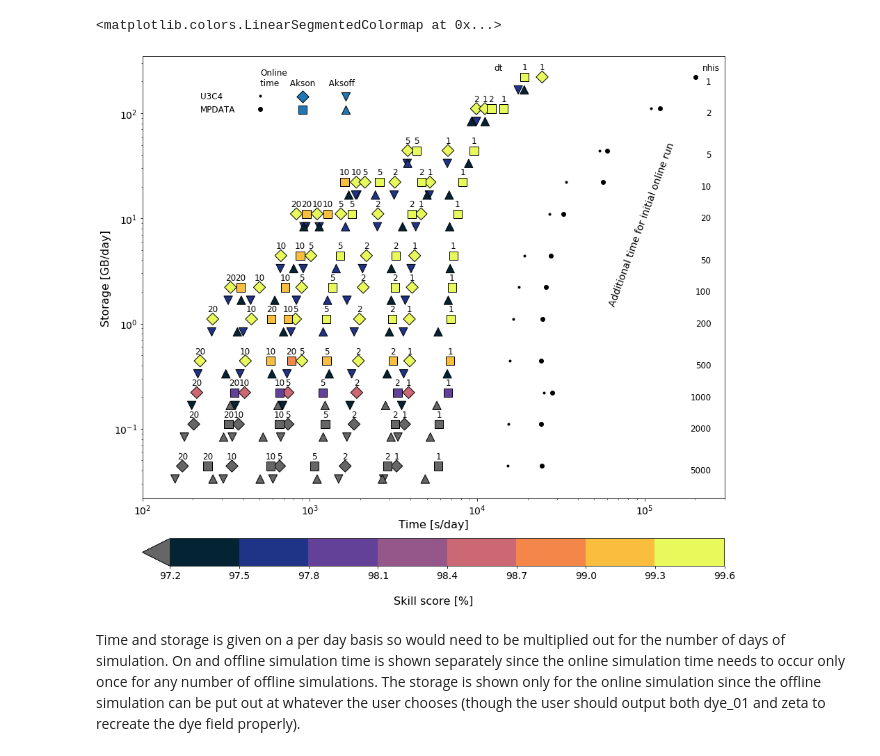
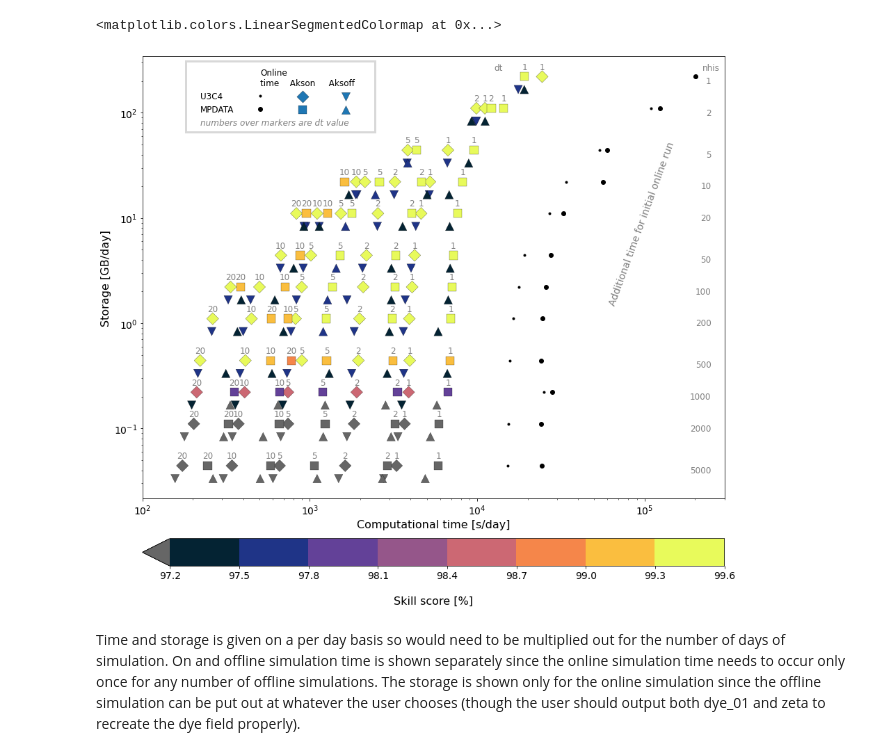
Before and after one commit to kthyng/offline_analysis, a Jupyter notebook: calc.ipynb, the cells around one changed output. Saved outputs shown, nothing was run; the diff lists cells and outputs as text; code cells hidden in the pictures.

```diff
--- a/calc.ipynb
+++ b/calc.ipynb
@@ -1330,30 +1432,32 @@ cmap
 # %% [output]
 <matplotlib.colors.LinearSegmentedColormap at 0x...>
 # %%
+import matplotlib.patches as patches
+
 fig, ax = plt.subplots(1,1,figsize=(15,15))
 
 # round all results to 1 decimal place
 subonU = dft.query('advect=="U3C4" and aks=="on" and kind=="off"')
 ax.scatter(subonU['t [s/day]'], subonU['storage [GB/day]'], c=subonU['ss'].round(1), s=ms, cmap=cmap, marker='D',
-           vmin=vmin, vmax=vmax, edgecolors='k', label=' ')  # Akson
+           vmin=vmin, vmax=vmax, edgecolors='k', label=' ', linewidths=0.25)  # Akson
 
 subonM = dft.query('advect=="MPDATA" and aks=="on" and kind=="off"')
 ax.scatter(subonM['t [s/day]'], subonM['storage [GB/day]'], c=subonM['ss'].round(1), s=ms, cmap=cmap, marker='s',
-           vmin=vmin, vmax=vmax, edgecolors='k', label=' ')  # Akson
+           vmin=vmin, vmax=vmax, edgecolors='k', label=' ', linewidths=0.25)  # Akson
 
 subU = dft.query('advect=="U3C4" and aks=="off" and kind=="off"')
 mappable = ax.scatter(subU['t [s/day]'], subU['storage [GB/day]'], c=subU['ss'].round(1), s=ms, cmap=cmap, marker='v',
-                      vmin=vmin, vmax=vmax, edgecolors='k', label=' ')  # Aksoff
+                      vmin=vmin, vmax=vmax, edgecolors='k', label=' ', linewidths=0.25)  # Aksoff
 
 subM = dft.query('advect=="MPDATA" and aks=="off" and kind=="off"')
 mappable = ax.scatter(subM['t [s/day]'], subM['storage [GB/day]'], c=subM['ss'].round(1), s=ms, cmap=cmap, marker='^',
-                      vmin=vmin, vmax=vmax, edgecolors='k', label=' ')  # Aksoff
+                      vmin=vmin, vmax=vmax, edgecolors='k', label=' ', linewidths=0.25)  # Aksoff
 
 ax.set_yscale('log')
 ax.set_xscale('log')
 
 
-ax.set_xlabel('Time [s/day]', fontsize=fsb)
+ax.set_xlabel('Computational time [s/day]', fontsize=fsb)
 ax.set_ylabel('Storage [GB/day]', fontsize=fsb)
 
 cb = fig.colorbar(mappable, pad=0.07, ticks=np.linspace(vmin, vmax, ncons+1), extend='min',
@@ -1374,40 +1478,46 @@ loops = np.unique(subonU[['storage [GB/day]','nhis']].values, axis=0)
 for y, z in loops:
     i+=1
     if i==len(loops):
-        text = ax.text(xnhis, y*1.1, 'nhis', ha="center", va="bottom", color="k", fontsize=fss)
-    text = ax.text(xnhis, y, '%i'%z, ha="right", va="top", color="k", fontsize=fss)
+        text = ax.text(xnhis, y*1.1, 'nhis', ha="center", va="bottom", color="k", fontsize=fss, alpha=0.5)
+    text = ax.text(xnhis, y, '%i'%z, ha="right", va="top", color="k", fontsize=fss, alpha=0.5)
 
 
 loops = subonU[['t [s/day]','storage [GB/day]','dt','nhis']].values
 for x, y, z, nhis in loops:
 #     if z==1 and nhis==1:
 #         text = ax.text(x*0.7, y*1.1, 'dt', ha="center", va="bottom", color="k", fontsize=fss)
-    text = ax.text(x, y*1.12, '%i'%z, ha="center", va="bottom", color="k", fontsize=fss)
+    text = ax.text(x, y*1.12, '%i'%z, ha="center", va="bottom", color="k", fontsize=fss, alpha=0.5)
 loops = subonM[['t [s/day]','storage [GB/day]','dt','nhis']].values
 for x, y, z, nhis in loops:
     if z==1 and nhis==1:
-        text = ax.text(x*0.7, y*1.1, 'dt', ha="center", va="bottom", color="k", fontsize=fss)
-    text = ax.text(x, y*1.12, '%i'%z, ha="center", va="bottom", color="k", fontsize=fss)
+        text = ax.text(x*0.7, y*1.1, 'dt', ha="center", va="bottom", color="k", fontsize=fss, alpha=0.5)
+    text = ax.text(x, y*1.12, '%i'%z, ha="center", va="bottom", color="k", fontsize=fss, alpha=0.5)
 
 dfts = dft.query('advect=="U3C4" and aks=="na" and kind=="on"')
 ax.loglog(dfts['t [s/day]'], dfts['storage [GB/day]'], 'k', marker='.', ls='', label=' ')  # online time
 dfts = dft.query('advect=="MPDATA" and aks=="na" and kind=="on"')
 ax.loglog(dfts['t [s/day]'], dfts['storage [GB/day]'], 'k', marker='o', ls='', label=' ')  # online time
 
 ax.legend(loc='upper left', bbox_to_anchor=(0.175, 0.99), fontsize=fss, ncol=3,
           title='Online\ntime    Akson     Aksoff', framealpha=0, title_fontsize=fss)
 ax.text(0.1, 0.92, 'U3C4', transform=ax.transAxes, fontsize=fss,
         horizontalalignment='left', verticalalignment='top')
 ax.text(0.1, 0.89, 'MPDATA', transform=ax.transAxes, fontsize=fss,
         horizontalalignment='left', verticalalignment='top')
+ax.text(0.1, 0.86, 'numbers over markers are dt value', transform=ax.transAxes, fontsize=fss,
+        horizontalalignment='left', verticalalignment='top', color='k', alpha=0.5, fontstyle='italic')
 
-ax.text(6e4, 1.5, 'Additional time for initial online run', rotation=70, fontsize=fsm);
+rect = patches.Rectangle([0.075, 0.83], 0.325, 0.16, transform=ax.transAxes,
+                         linewidth=3, edgecolor='0.7', facecolor='none', alpha=0.5)
+ax.add_patch(rect)
+
+ax.text(6e4, 1.5, 'Additional time for initial online run', rotation=70, fontsize=fsm, alpha=0.5);
 
 fig.savefig('figures/sum_low.png', bbox_inches='tight', dpi=100)
 fig.savefig('figures/sum.png', bbox_inches='tight', dpi=300)
 fig.savefig('figures/sum.pdf', bbox_inches='tight')
 # %% [output]
-[figure, old version]
+[figure, new version]
 # %% [markdown]
 Time and storage is given on a per day basis so would need to be multiplied out for the number of days of simulation. On and offline simulation time is shown separately since the online simulation time needs to occur only once for any number of offline simulations. The storage is shown only for the online simulation since the offline simulation can be put out at whatever the user chooses (though the user should output both dye_01 and zeta to recreate the dye field properly).
 # %% [markdown]
```
Also changed, not shown: parts of 21 cells of this notebook, 1 other file.
